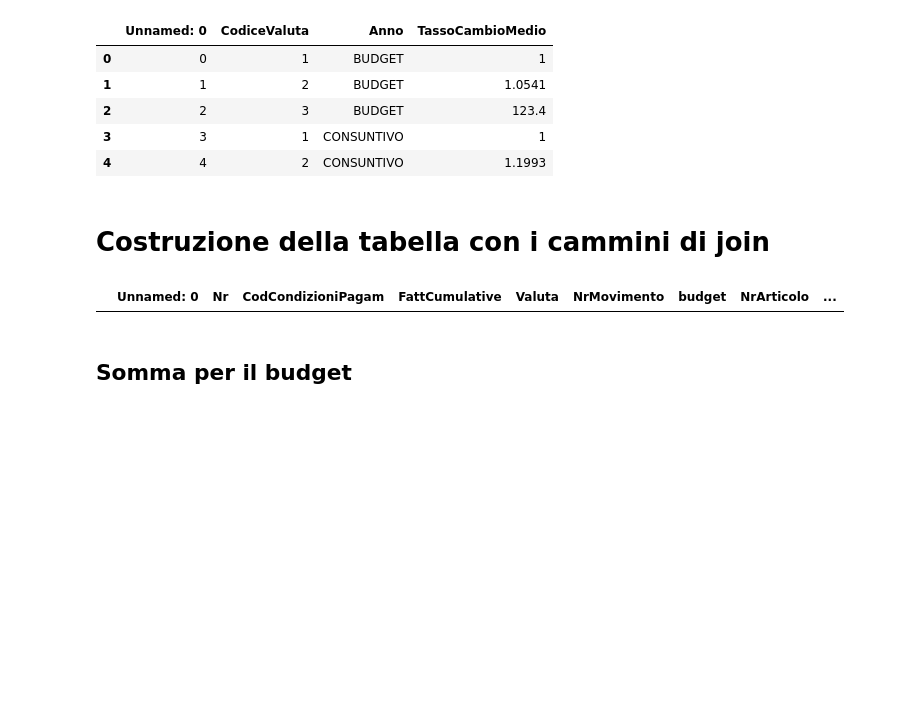
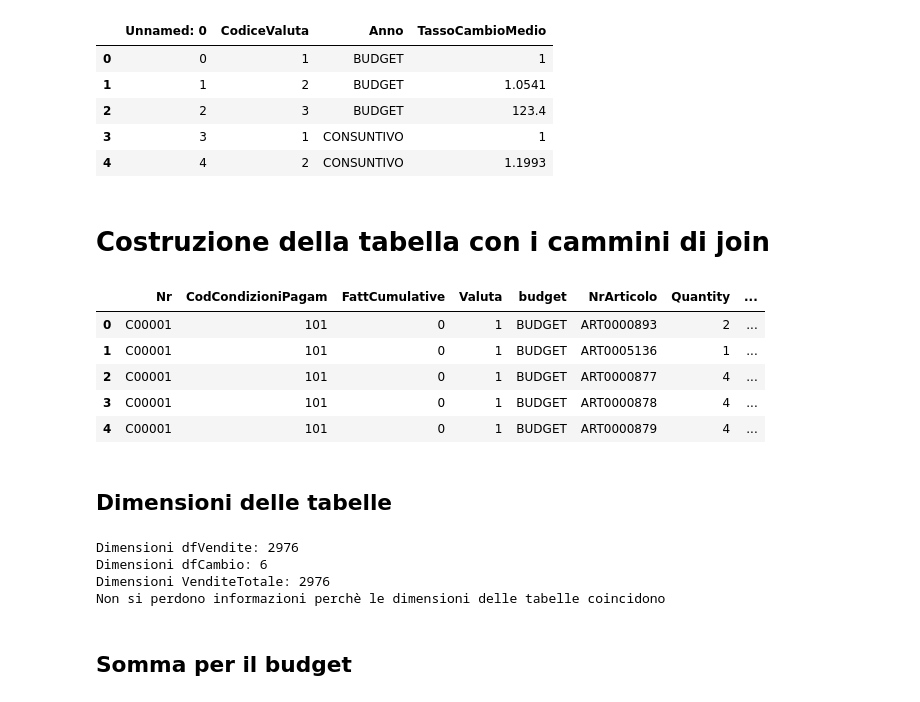
Before and after one commit to VinciGit00/SCGProject, a Jupyter notebook: scostot.ipynb, the cells around one changed output. Drawn from its saved outputs; the diff is of its cells as text; code cells hidden in the pictures; blank space fills up the shorter version.

```diff
--- a/scostot.ipynb
+++ b/scostot.ipynb
@@ -134,24 +134,48 @@ dfCambio.head()
 # %%
 dfVendite.rename(columns={'budget/cons': 'budget'}, inplace=True)
 dfVendite.loc[dfVendite.loc[:, "budget"] ==
               "Consuntivo", "budget"] = "CONSUNTIVO"
 dfVendite.loc[dfVendite.loc[:, "budget"]
               == "Budget", "budget"] = "BUDGET"
 
 
 #Joining with the exchange rate
 VenditeTotale = sqldf(
-    "SELECT * FROM  dfClienti C JOIN dfVendite V ON C.Nr = V.NrArticolo") #DEVO SISTEMARE LA COLONNA
+    "SELECT * FROM  dfClienti C JOIN dfVendite V ON C.Nr = V.NrOrigine")
 
 #La prima colonna è il codice del cliente
 VenditeTotale = sqldf(
     "SELECT * FROM VenditeTotale V JOIN dfCambio C ON  V.Valuta = C.CodiceValuta AND V.budget = C.Anno ")
 del VenditeTotale['Anno']
 del VenditeTotale['CodiceValuta']
+del VenditeTotale['NrMovimento']
+del VenditeTotale['NrOrigine']
+del VenditeTotale['Unnamed: 0']
 
-VenditeTotale
+
+VenditeTotale.head()
 # %% [output]
-|  | Unnamed: 0 | Nr | CodCondizioniPagam | FattCumulative | Valuta | NrMovimento | budget | NrArticolo | ... |
+|  | Nr | CodCondizioniPagam | FattCumulative | Valuta | budget | NrArticolo | Quantity | ... |
+| 0 | C00001 | 101 | 0 | 1 | BUDGET | ART0000893 | 2 | ... |
+| 1 | C00001 | 101 | 0 | 1 | BUDGET | ART0005136 | 1 | ... |
+| 2 | C00001 | 101 | 0 | 1 | BUDGET | ART0000877 | 4 | ... |
+| 3 | C00001 | 101 | 0 | 1 | BUDGET | ART0000878 | 4 | ... |
+| 4 | C00001 | 101 | 0 | 1 | BUDGET | ART0000879 | 4 | ... |
+# %% [markdown]
+## Dimensioni delle tabelle
+# %%
+print("Dimensioni dfVendite: "+str(dfVendite.shape[0]))
+
+print("Dimensioni dfCambio: "+str(dfCambio.shape[0]))
+
+print("Dimensioni VenditeTotale: "+str(VenditeTotale.shape[0]))
+
+print("Non si perdono informazioni perchè le dimensioni delle tabelle coincidono")
+# %% [output]
+Dimensioni dfVendite: 2976
+Dimensioni dfCambio: 6
+Dimensioni VenditeTotale: 2976
+Non si perdono informazioni perchè le dimensioni delle tabelle coincidono
 # %% [markdown]
 ## Somma per il budget
 # %%
```
Also changed, not shown: parts of 17 cells of this notebook.
